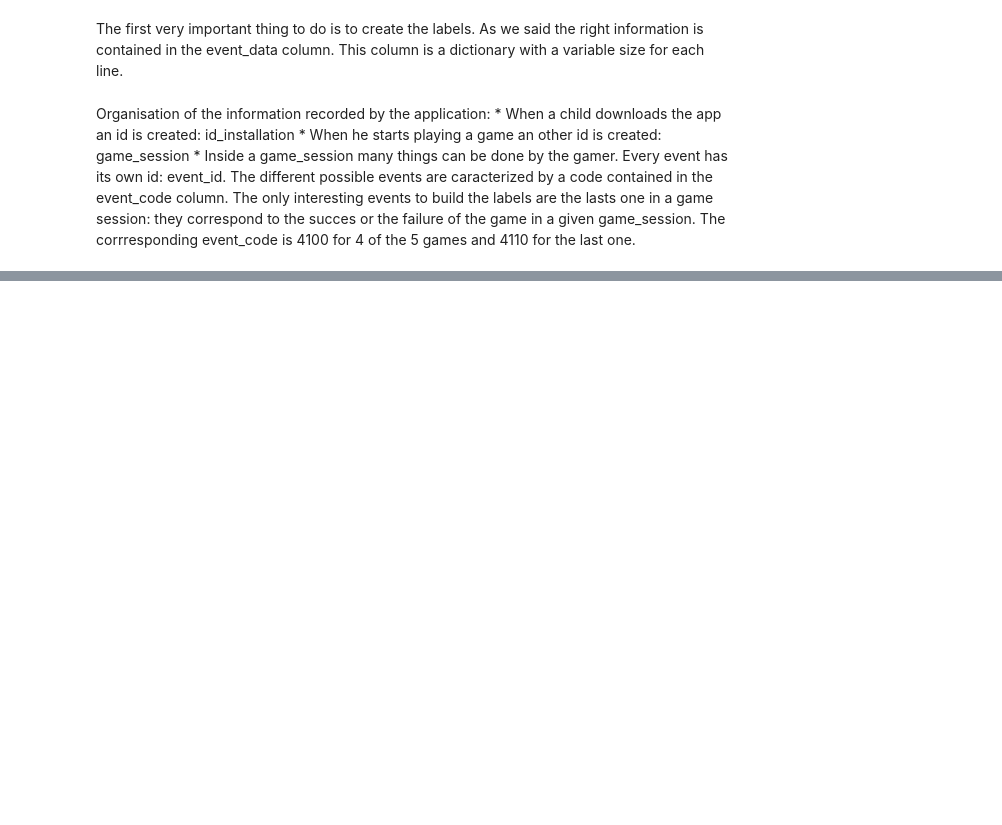
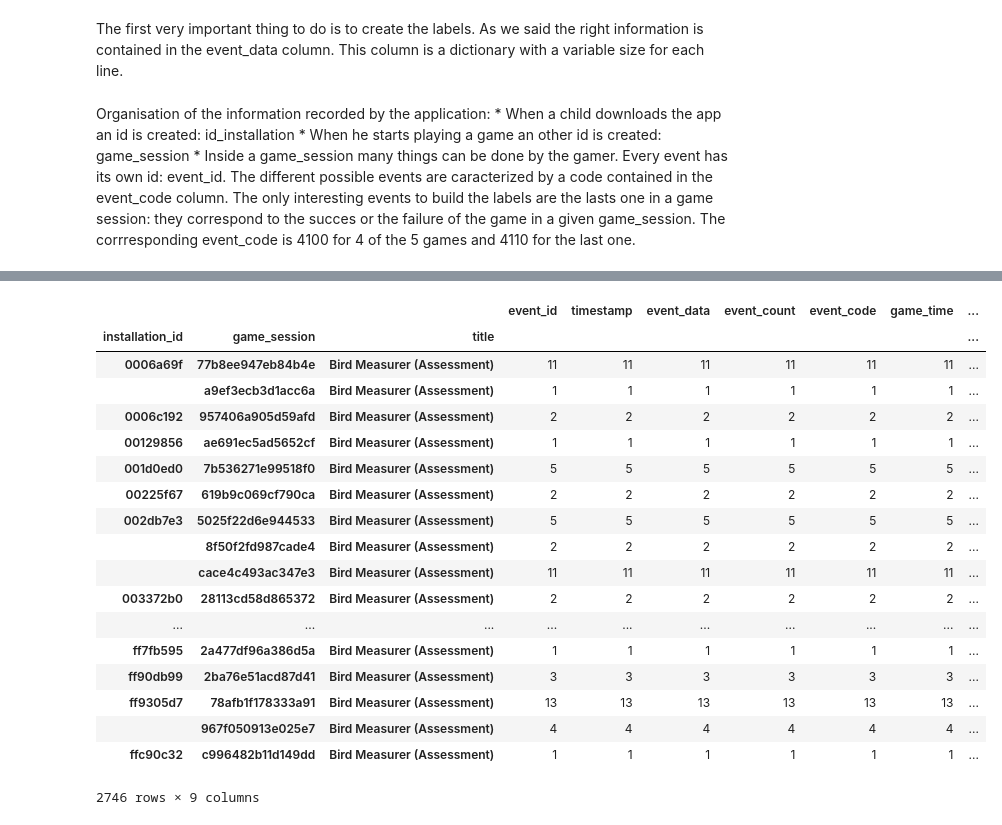
Before and after one commit to DataCampM2DSSAF/suivi-du-data-camp-datacamp_gmma, a Jupyter notebook: Code/DataCamp1_odelia.ipynb, the cells around one changed output, grey strips where cells are left out. Cells and saved outputs as stored; diff of their text form; code cells hidden in the pictures; blank space fills up the shorter version.

Commit message:
Debut fonction exctraction accuracy

```diff
--- a/Code/DataCamp1_odelia.ipynb
+++ b/Code/DataCamp1_odelia.ipynb
@@ -276,0 +77,23 @@ submission2 = pd.DataFrame({'installation_id' : test['installation_id'], 'accura
+# %%
+def get_accuracy(data, game, code):
+
+    # Filtre par 1 des 5 jeux (game)
+    tmp = data[data['title'].str.contains(game)]
+
+    # Filtre dernier event = assessment 4110/4100 (code)
+    tmp = tmp[tmp['event_code'] == code]
+
+    # Colonne status
+    status = ["NA" for i in range(np.shape(tmp)[0])]
+    for i in range(np.shape(tmp)[0]):
+        if ('correct":false' in tmp.loc[tmp.index[i], 'event_data']):
+            status[i] = 'incorrect'
+        elif ('correct":true' in tmp.loc[tmp.index[i], 'event_data']):
+            status[i] = 'correct'
+        else:
+            status[i] = 'NA'
+    tmp['status'] = status
+
+    return(tmp)
+# %%
+BM_labels = get_accuracy(train, 'Bird Measurer', 4110)
@@ -276,0 +109,22 @@ submission2 = pd.DataFrame({'installation_id' : test['installation_id'], 'accura
+# %%
+BM_labels.groupby(('installation_id','game_session','title')).count()
+# %% [output]
+|  |  |  | event_id | timestamp | event_data | event_count | event_code | game_time | ... |
+| installation_id | game_session | title |  |  |  |  |  |  | ... |
+| 0006a69f | 77b8ee947eb84b4e | Bird Measurer (Assessment) | 11 | 11 | 11 | 11 | 11 | 11 | ... |
+|  | a9ef3ecb3d1acc6a | Bird Measurer (Assessment) | 1 | 1 | 1 | 1 | 1 | 1 | ... |
+| 0006c192 | 957406a905d59afd | Bird Measurer (Assessment) | 2 | 2 | 2 | 2 | 2 | 2 | ... |
+| 00129856 | ae691ec5ad5652cf | Bird Measurer (Assessment) | 1 | 1 | 1 | 1 | 1 | 1 | ... |
+| 001d0ed0 | 7b536271e99518f0 | Bird Measurer (Assessment) | 5 | 5 | 5 | 5 | 5 | 5 | ... |
+| 00225f67 | 619b9c069cf790ca | Bird Measurer (Assessment) | 2 | 2 | 2 | 2 | 2 | 2 | ... |
+| 002db7e3 | 5025f22d6e944533 | Bird Measurer (Assessment) | 5 | 5 | 5 | 5 | 5 | 5 | ... |
+|  | 8f50f2fd987cade4 | Bird Measurer (Assessment) | 2 | 2 | 2 | 2 | 2 | 2 | ... |
+|  | cace4c493ac347e3 | Bird Measurer (Assessment) | 11 | 11 | 11 | 11 | 11 | 11 | ... |
+| 003372b0 | 28113cd58d865372 | Bird Measurer (Assessment) | 2 | 2 | 2 | 2 | 2 | 2 | ... |
+| ... | ... | ... | ... | ... | ... | ... | ... | ... | ... |
+| ff7fb595 | 2a477df96a386d5a | Bird Measurer (Assessment) | 1 | 1 | 1 | 1 | 1 | 1 | ... |
+| ff90db99 | 2ba76e51acd87d41 | Bird Measurer (Assessment) | 3 | 3 | 3 | 3 | 3 | 3 | ... |
+| ff9305d7 | 78afb1f178333a91 | Bird Measurer (Assessment) | 13 | 13 | 13 | 13 | 13 | 13 | ... |
+|  | 967f050913e025e7 | Bird Measurer (Assessment) | 4 | 4 | 4 | 4 | 4 | 4 | ... |
+| ffc90c32 | c996482b11d149dd | Bird Measurer (Assessment) | 1 | 1 | 1 | 1 | 1 | 1 | ... |
+2746 rows × 9 columns
```
Also changed, not shown: parts of 39 cells of this notebook.
